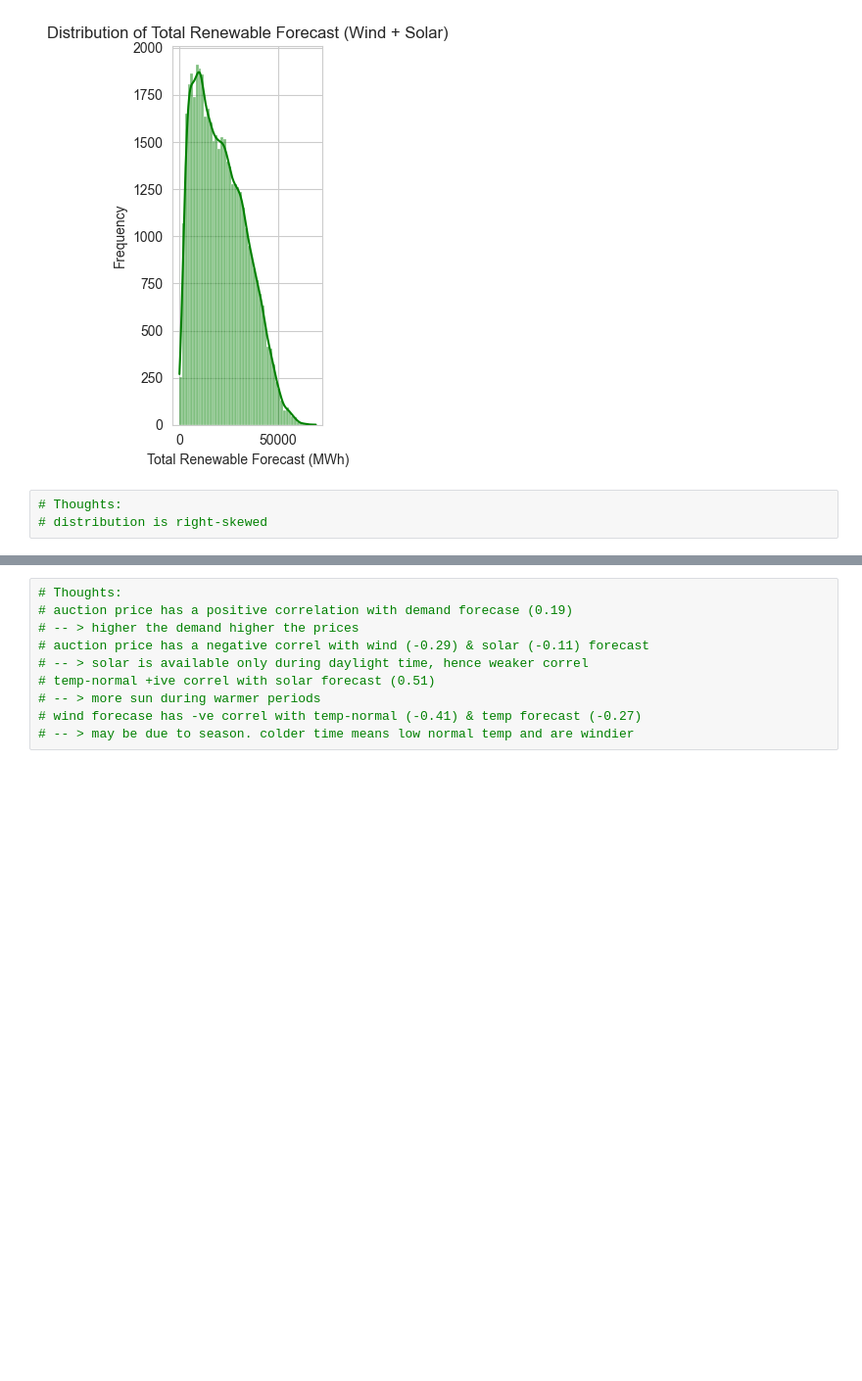
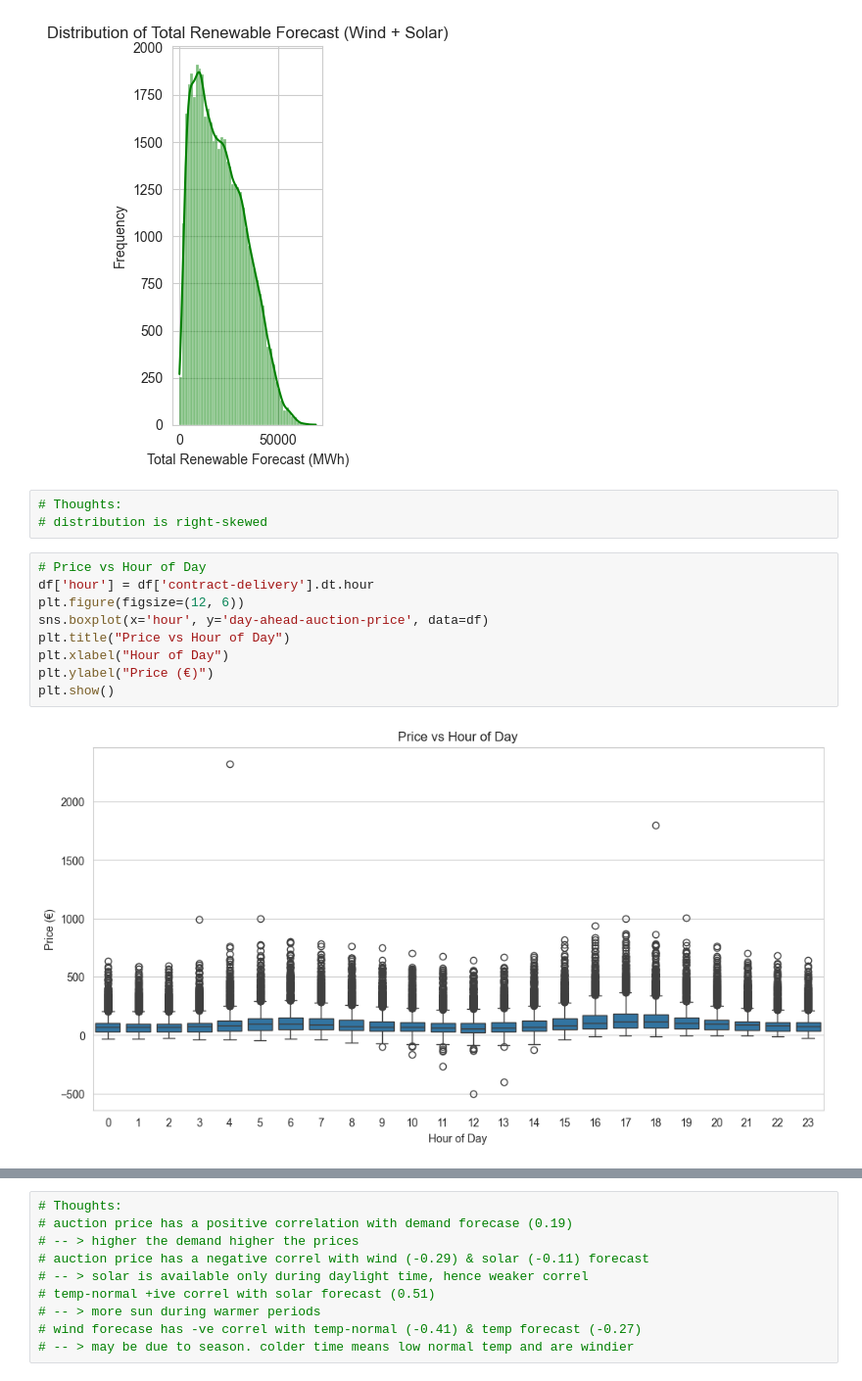
Before and after one commit to RNstu08/Electricity-Price-Forecast, a Jupyter notebook: day_ahead_price_forecasting.ipynb, the cells around one changed output, grey strips where cells are left out. Shown at 98% size. Drawn from its saved outputs; the diff is of its cells as text; blank space fills up the shorter version.

```diff
--- a/day_ahead_price_forecasting.ipynb
+++ b/day_ahead_price_forecasting.ipynb
@@ -239,3 +251,14 @@ plt.show()
 # %%
 # Thoughts:
 # distribution is right-skewed
+# %%
+# Price vs Hour of Day
+df['hour'] = df['contract-delivery'].dt.hour
+plt.figure(figsize=(12, 6))
+sns.boxplot(x='hour', y='day-ahead-auction-price', data=df)
+plt.title("Price vs Hour of Day")
+plt.xlabel("Hour of Day")
+plt.ylabel("Price (€)")
+plt.show()
+# %% [output]
+[figure, added]
```
Also changed, not shown: parts of 54 cells of this notebook.
